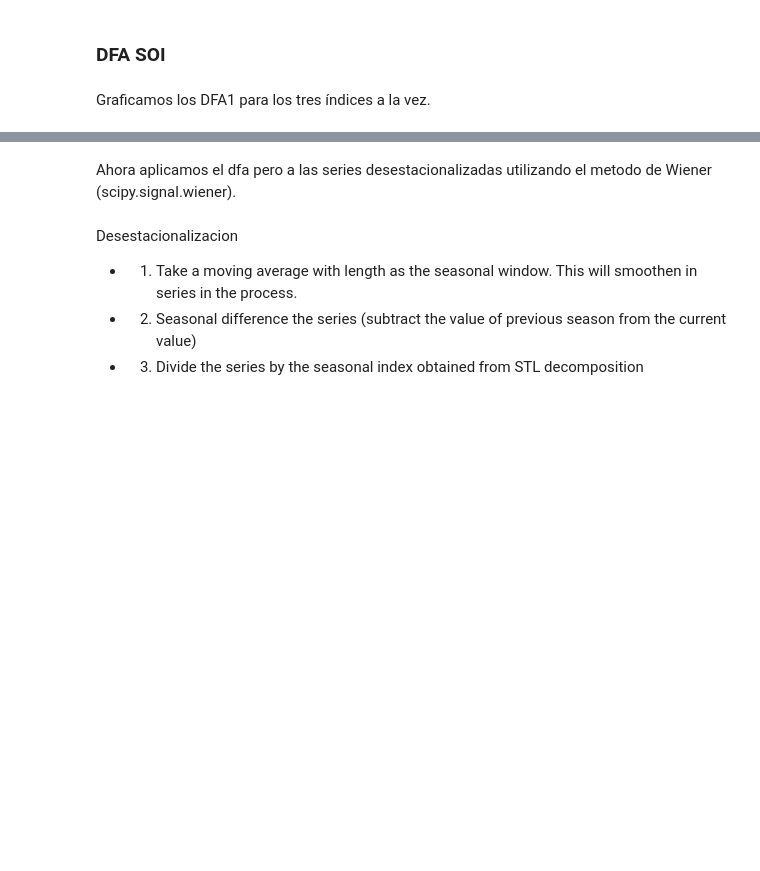
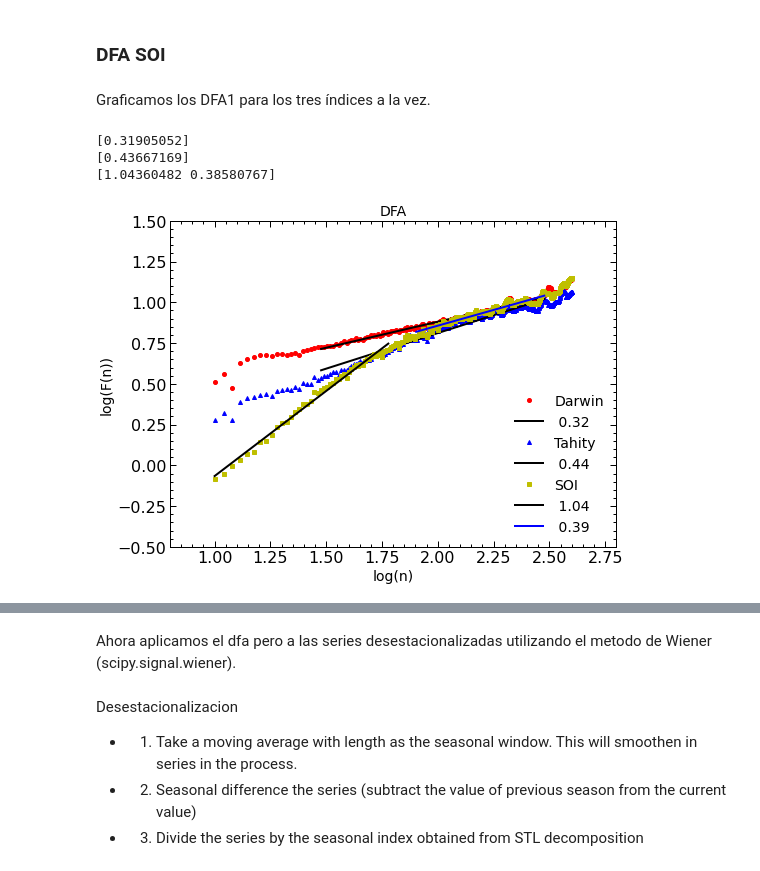
Before and after one commit to sebasjaro/MFDFAX, a Jupyter notebook: Python/El Niño - Southern Oscillation.ipynb, the cells around one changed output, grey strips where cells are left out. Saved outputs shown, nothing was run; the diff lists cells and outputs as text; code cells hidden in the pictures; blank space fills up the shorter version.

```diff
--- a/Python/El Niño - Southern Oscillation.ipynb
+++ b/Python/El Niño - Southern Oscillation.ipynb
@@ -293,36 +293,42 @@ n, F = pydfa_dar.computeFlucVec(winSizes, revSeg=revSeg, polOrd=polOrd)
 limits_list = np.array([[30,300]], dtype=int)
 list_H, list_H_intercept = pydfa_dar.multiFitFlucVec(limits_list, logBase = logbase)
 print(list_H)
-plt.plot(np.log10(n), np.log10(F), 'ro',ms=mar)
+plt.plot(np.log10(n), np.log10(F), 'ro',ms=mar, label= 'Darwin')
 for i in range(len(list_H)):
     n_rng = np.arange(limits_list[i][0], limits_list[i][1]+1)
     plt.plot(np.log10(n_rng), list_H_intercept[i]+list_H[i]*np.log10(n_rng),
-       clrs[i%len(clrs)]+stls[(i//len(clrs))%len(stls)], label='Darwin H = {:.2f}'.format(list_H[i]))
+       clrs[i%len(clrs)]+stls[(i//len(clrs))%len(stls)], label=' {:.2f}'.format(list_H[i]))
 
 n, F = pydfa_tah.computeFlucVec(winSizes, revSeg=revSeg, polOrd=polOrd)
 limits_list = np.array([[30,300]], dtype=int)
 list_H, list_H_intercept = pydfa_tah.multiFitFlucVec(limits_list, logBase = logbase)
 print(list_H)
-plt.plot(np.log10(n), np.log10(F), 'g^',ms=mar)
+plt.plot(np.log10(n), np.log10(F), 'b^',ms=mar, label= 'Tahity')
 for i in range(len(list_H)):
     n_rng = np.arange(limits_list[i][0], limits_list[i][1]+1)
     plt.plot(np.log10(n_rng), list_H_intercept[i]+list_H[i]*np.log10(n_rng),
-       clrs[i%len(clrs)]+stls[(i//len(clrs))%len(stls)], label='Tahity = {:.2f}'.format(list_H[i]))
+       clrs[i%len(clrs)]+stls[(i//len(clrs))%len(stls)], label=' {:.2f}'.format(list_H[i]))
 
 n, F = pydfa_soi.computeFlucVec(winSizes, revSeg=revSeg, polOrd=polOrd)
 limits_list = np.array([[10,60],[80,300]], dtype=int)
 list_H, list_H_intercept = pydfa_soi.multiFitFlucVec(limits_list, logBase = logbase)
 print(list_H)
-plt.plot(np.log10(n), np.log10(F), 'ys',ms=mar)
+plt.plot(np.log10(n), np.log10(F), 'ys',ms=mar, label= 'SOI')
 for i in range(len(list_H)):
     n_rng = np.arange(limits_list[i][0], limits_list[i][1]+1)
     plt.plot(np.log10(n_rng), list_H_intercept[i]+list_H[i]*np.log10(n_rng),
-       clrs[i%len(clrs)]+stls[(i//len(clrs))%len(stls)], label='SOI = {:.2f}'.format(list_H[i]))
+       clrs[i%len(clrs)]+stls[(i//len(clrs))%len(stls)], label=' {:.2f}'.format(list_H[i]))
 
     plt.xlabel('log(n)', fontsize=14)
 plt.ylabel('log(F(n))', fontsize=14)
 plt.title('DFA', fontsize=14)
 plt.legend(loc=0, fontsize=14)
 plt.xlim([0.8,2.8])
 plt.ylim([-.5,1.5])
+#plt.savefig('fig/DFA.pdf')
 plt.show()
+# %% [output]
+[0.31905052]
+[0.43667169]
+[1.04360482 0.38580767]
+[figure, added]
```
Also changed, not shown: parts of 5 cells of this notebook.
